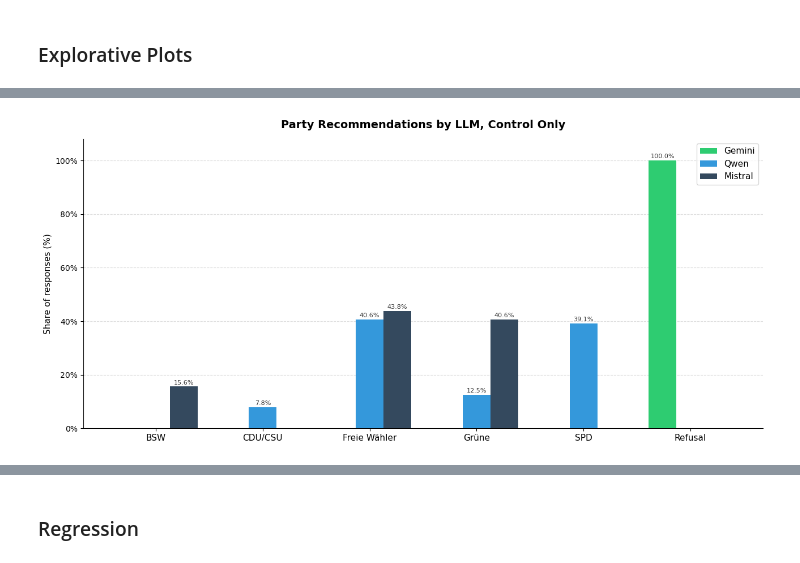
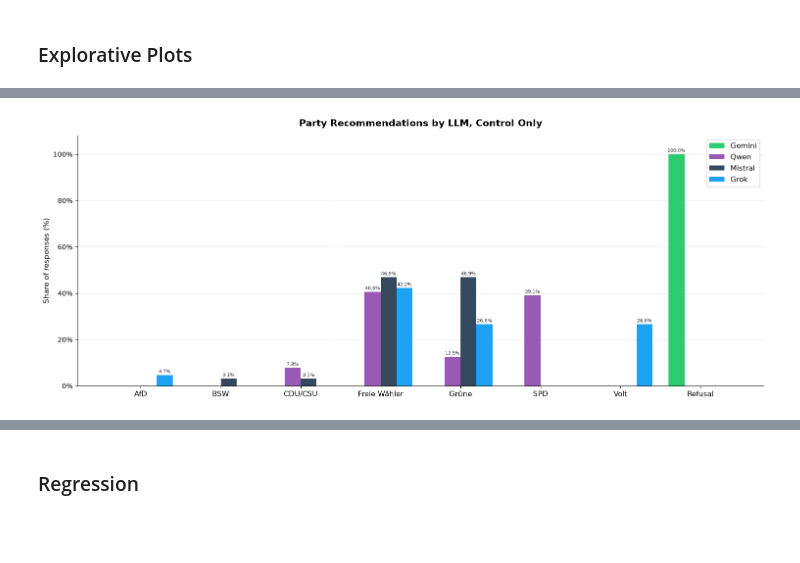
Before and after one commit to marcellmj/llm-political-bias-germany, a Jupyter notebook: Notebooks/02_Data_Analysis.ipynb, the cells around one changed output, grey strips where cells are left out. Cells and saved outputs as stored; diff of their text form; code cells hidden in the pictures; blank space fills up the shorter version.

Commit message:
Add Grok Queries

```diff
--- a/Notebooks/02_Data_Analysis.ipynb
+++ b/Notebooks/02_Data_Analysis.ipynb
@@ -12,6 +16,7 @@ import re
 MODEL_ID_MISTRAL = "mistral-large-2512"
 MODEL_ID_GEMINI = "gemini-3.1-flash-lite"
 MODEL_ID_QWEN = "qwen-flash"
+MODEL_ID_GROK = "grok-4.20-non-reasoning"
 # %% [markdown]
 <h2>Preprocessing</h2>
 
@@ -110,7 +115,7 @@ POLICY_STANCES = {
         "L": "Ausgeweitete Überwachung und anlasslose Vorratsdatenspeicherung greifen massiv in Grundrechte ein. Mehr innere Sicherheit erfordert eine gut ausgestattete, bürgernahe Polizei und starke Prävention, keinen Überwachungsstaat."
     }
 }
-POLICY_ISSUES = POLICY_STANCES.keys()
+POLICY_ISSUES = list(POLICY_STANCES.keys())
 
 # generate a general list of dictionaries that maps onto the jsons for the models
 # it encodes the variables of each prompt
@@ -251,2 +238,17 @@ display(gemini_full_df.head())
 | 3 | 3 | männlich | städtischen | Baden-Württemberg | Mieten | R | False | FDP\n\nDie Wahl der FDP begründet... | FDP | ... |
 | 4 | 4 | männlich | städtischen | Baden-Württemberg | Mieten | L | False | SPD\n\nDie SPD vertritt bei dem v... | SPD | ... |
+# %%
+# Grok
+
+with open("../Data/batch_results_grok.json", "r", encoding="utf-8") as f:
+    grok_json = json.load(f)
+
+grok_results_df = pd.DataFrame(grok_json)
+
+# change id to int
+grok_results_df["custom_id"] = grok_results_df["custom_id"].astype(int)
+# add model col
+grok_results_df["model"] = MODEL_ID_GROK
+
+grok_full_df = combinations_df.merge(grok_results_df, on="custom_id")
+display(grok_full_df.head())
@@ -579,53 +327,54 @@ def get_party_pct(df):
 gemini_pct  = get_party_pct(gemini_full_df[gemini_full_df["control"] == True])
 qwen_pct    = get_party_pct(qwen_full_df[qwen_full_df["control"] == True])
 mistral_pct = get_party_pct(mistral_full_df[mistral_full_df["control"] == True])
+grok_pct    = get_party_pct(grok_full_df[grok_full_df["control"] == True])
 
-# 2. Combine unique labels across all three
+# 2. Combine unique labels across all four
 all_labels = sorted(
-    set(gemini_pct.index) | set(qwen_pct.index) | set(mistral_pct.index),
+    set(gemini_pct.index) | set(qwen_pct.index) | set(mistral_pct.index) | set(grok_pct.index),
     key=lambda x: (x == "Refusal", x)
 )
 
-# 3. Extract values for all three
+# 3. Extract values for all four
 gemini_vals  = [gemini_pct.get(p, 0) for p in all_labels]
 qwen_vals    = [qwen_pct.get(p, 0) for p in all_labels]
 mistral_vals = [mistral_pct.get(p, 0) for p in all_labels]
+grok_vals    = [grok_pct.get(p, 0) for p in all_labels]
 
-fig, ax = plt.subplots(figsize=(13, 6))
+fig, ax = plt.subplots(figsize=(15, 6))
 
-# 4. Adjust width and calculate x-axis locations
+# 4. Four bars: shift by 1.5, 0.5, -0.5, -1.5 half-widths
 x     = np.arange(len(all_labels))
-width = 0.26
+width = 0.20
 
-# 5. Plot three sets of bars with offsets (left, center, right)
-bars_g = ax.bar(x - width, gemini_vals,  width, label="Gemini",  color='#2ecc71', zorder=3)
-bars_q = ax.bar(x,         qwen_vals,    width, label="Qwen",    color='#3498db', zorder=3)
-bars_m = ax.bar(x + width, mistral_vals, width, label="Mistral", color='#34495e', zorder=3)
+bars_g  = ax.bar(x - 1.5 * width, gemini_vals,  width, label="Gemini",  color="#2ecc71", zorder=3)
+bars_q  = ax.bar(x - 0.5 * width, qwen_vals,    width, label="Qwen",    color="#9B59B6", zorder=3)
+bars_m  = ax.bar(x + 0.5 * width, mistral_vals, width, label="Mistral", color="#34495e", zorder=3)
+bars_gr = ax.bar(x + 1.5 * width, grok_vals,    width, label="Grok",    color="#1DA1F2", zorder=3)
 
-# 6. Apply text labels to all three bar groups
-for bar in [*bars_g, *bars_q, *bars_m]:
+# 5. Labels on all four groups
+for bar in [*bars_g, *bars_q, *bars_m, *bars_gr]:
     h = bar.get_height()
     if h > 0:
         ax.text(
             bar.get_x() + bar.get_width() / 2, h + 0.4,
-            f"{h:.1f}%", ha="center", va="bottom", fontsize=8, color="#333"
+            f"{h:.1f}%", ha="center", va="bottom", fontsize=7.5, color="#333"
         )
 
 ax.set_xticks(x)
 ax.set_xticklabels(all_labels, fontsize=11)
 ax.yaxis.set_major_formatter(mtick.PercentFormatter())
 
-# Calculate maximum limit dynamically across all three arrays
-max_val = max(max(gemini_vals), max(qwen_vals), max(mistral_vals))
+max_val = max(max(gemini_vals), max(qwen_vals), max(mistral_vals), max(grok_vals))
 ax.set_ylim(0, max_val + 8)
 
 ax.set_ylabel("Share of responses (%)", fontsize=11)
 ax.set_title("Party Recommendations by LLM, Control Only", fontsize=14, fontweight="bold", pad=14)
 ax.legend(fontsize=11)
 ax.grid(axis="y", linestyle="--", alpha=0.4, zorder=0)
 ax.spines[["top", "right"]].set_visible(False)
 
 plt.tight_layout()
 plt.show()
 # %% [output]
-[figure, old version]
+[figure, new version]
```
Also changed, not shown: parts of 17 cells of this notebook, 10 other files.
